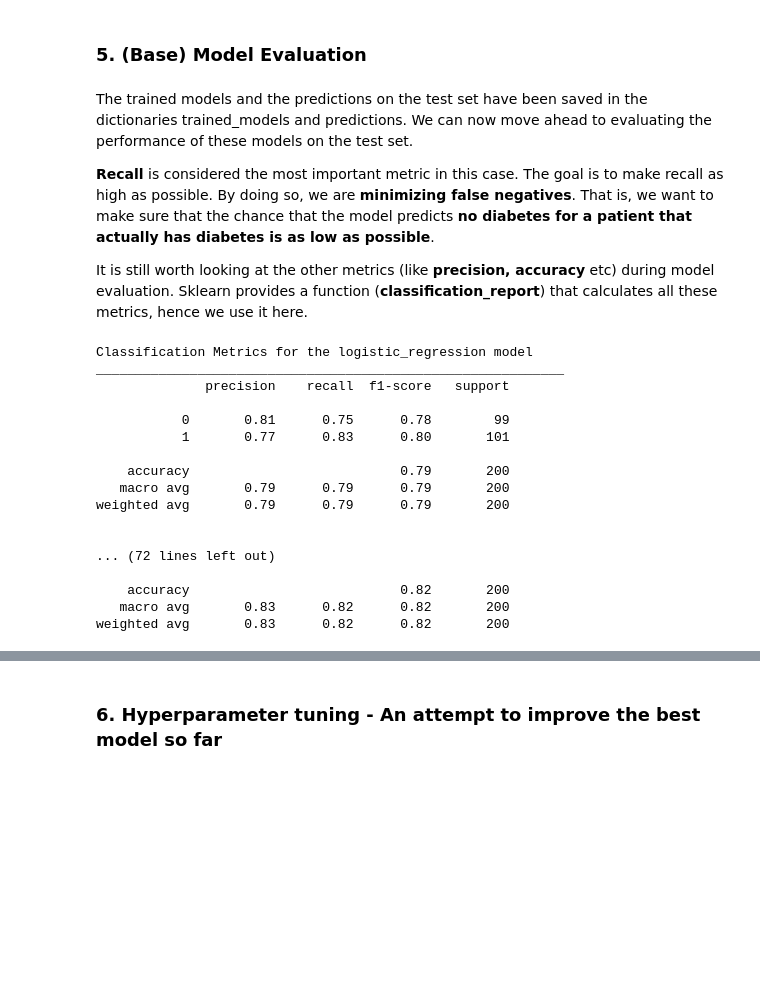
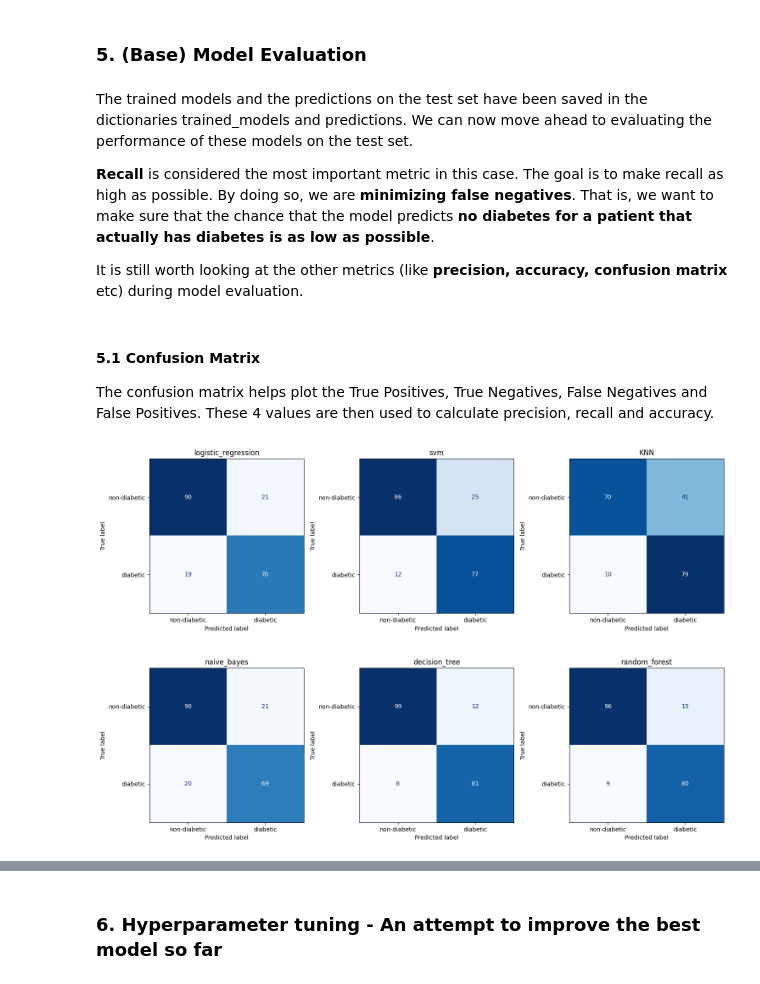
Before and after one commit to blahlol/Sklearn-POC---Diabetes-Prediction, a Jupyter notebook: code/code.ipynb, the cells around one changed output, grey strips where cells are left out. Drawn from its saved outputs; the diff is of its cells as text; code cells hidden in the pictures; blank space fills up the shorter version.

```diff
--- a/code/code.ipynb
+++ b/code/code.ipynb
@@ -362,28 +384,25 @@ The trained models and the predictions on the test set have been saved in the di
 
 **Recall** is considered the most important metric in this case. The goal is to make recall as high as possible. By doing so, we are **minimizing false negatives**. That is, we want to make sure that the chance that the model predicts **no diabetes for a patient that actually has diabetes is as low as possible**.
 
-It is still worth looking at the other metrics (like **precision, accuracy** etc) during model evaluation. Sklearn provides a function (**classification_report**) that calculates all these metrics, hence we use it here.
+It is still worth looking at the other metrics (like **precision, accuracy, confusion matrix** etc) during model evaluation.
-# %%
-for algo, preds in predictions.items():
-    print(f"Classification Metrics for the {algo} model")
-    print("_" * 60)
-    metrics = classification_report(y_test, preds)
-    print(metrics, end="\n\n\n")
-# %% [output]
-Classification Metrics for the logistic_regression model
-____________________________________________________________
-              precision    recall  f1-score   support
-
-           0       0.81      0.75      0.78        99
-           1       0.77      0.83      0.80       101
-
-    accuracy                           0.79       200
-   macro avg       0.79      0.79      0.79       200
-weighted avg       0.79      0.79      0.79       200
-
-
-... (72 lines left out)
-
-    accuracy                           0.82       200
-   macro avg       0.83      0.82      0.82       200
-weighted avg       0.83      0.82      0.82       200
+# %%
+predictions_values = predictions.values()
+model_names = predictions.keys()
+# %% [markdown]
+#### 5.1 Confusion Matrix
+
+The confusion matrix helps plot the True Positives, True Negatives, False Negatives and False Positives. These 4 values are then used to calculate precision, recall and accuracy.
+# %%
+fig, axes = plt.subplots(2, 3, figsize=(15, 10))
+
+for ax, y_pred, model_name in zip(axes.ravel(), predictions_values, model_names):
+    cm = confusion_matrix(y_test, y_pred)
+    disp = ConfusionMatrixDisplay(confusion_matrix=cm, display_labels=["non-diabetic", "diabetic"])
+
+    disp.plot(ax=ax, cmap=plt.cm.Blues, colorbar=False)
+    ax.set_title(model_name)
+
+plt.tight_layout()
+plt.show()
+# %% [output]
+[figure, added]
```
Also changed, not shown: parts of 22 cells of this notebook, 1 other file.
